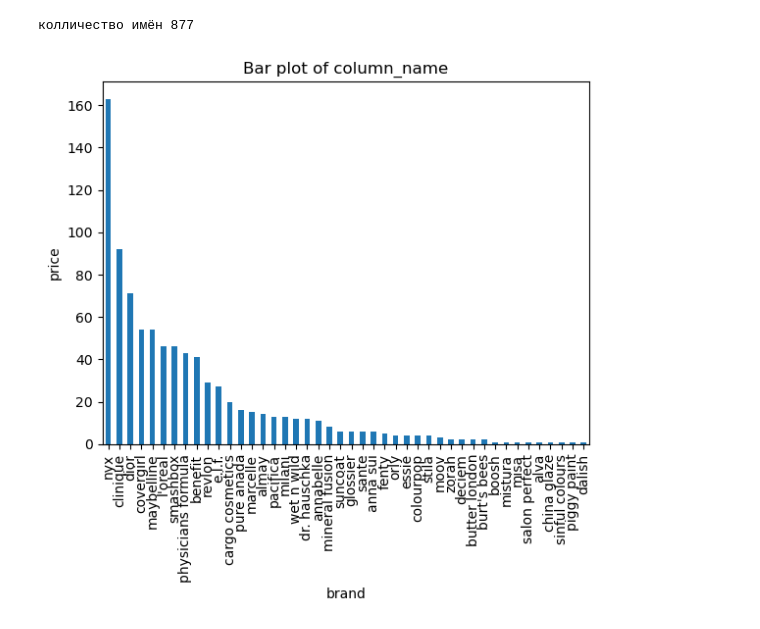
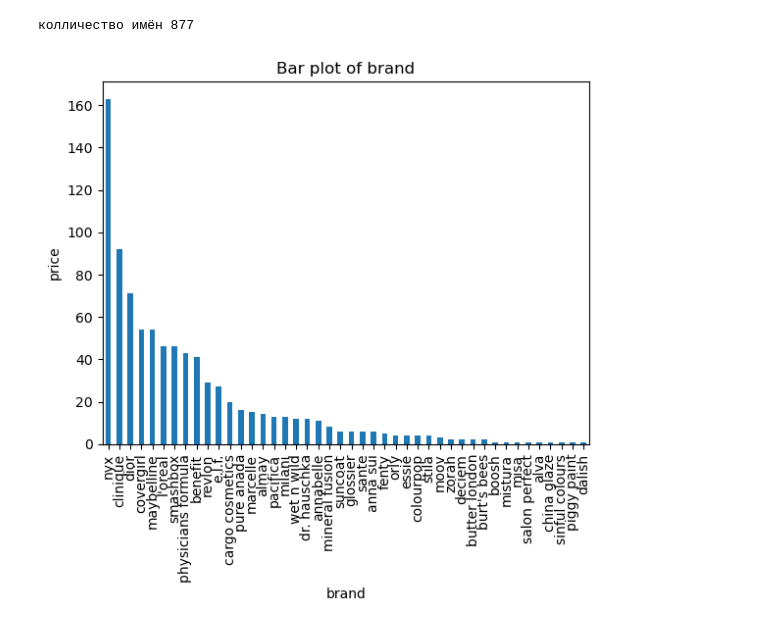
Before and after one commit to LuckyBoy34/DATA-SCIENCE, a Jupyter notebook: research_of_cosmetics.ipynb, the cells around one changed output. Drawn from its saved outputs; the diff is of its cells as text; code cells hidden in the pictures.

```diff
--- a/research_of_cosmetics.ipynb
+++ b/research_of_cosmetics.ipynb
@@ -126,8 +99,9 @@ plt.show()
 # %%
+'''Количество товаров для брендов'''
 df['brand'].value_counts().plot(kind='bar')
 plt.xlabel('brand')
 plt.ylabel('price')
 plt.title('Bar plot of brand')
 plt.show()
 # %% [output]
-[figure, old version]
+[figure, new version]
```
Also changed, not shown: parts of 8 cells of this notebook.
